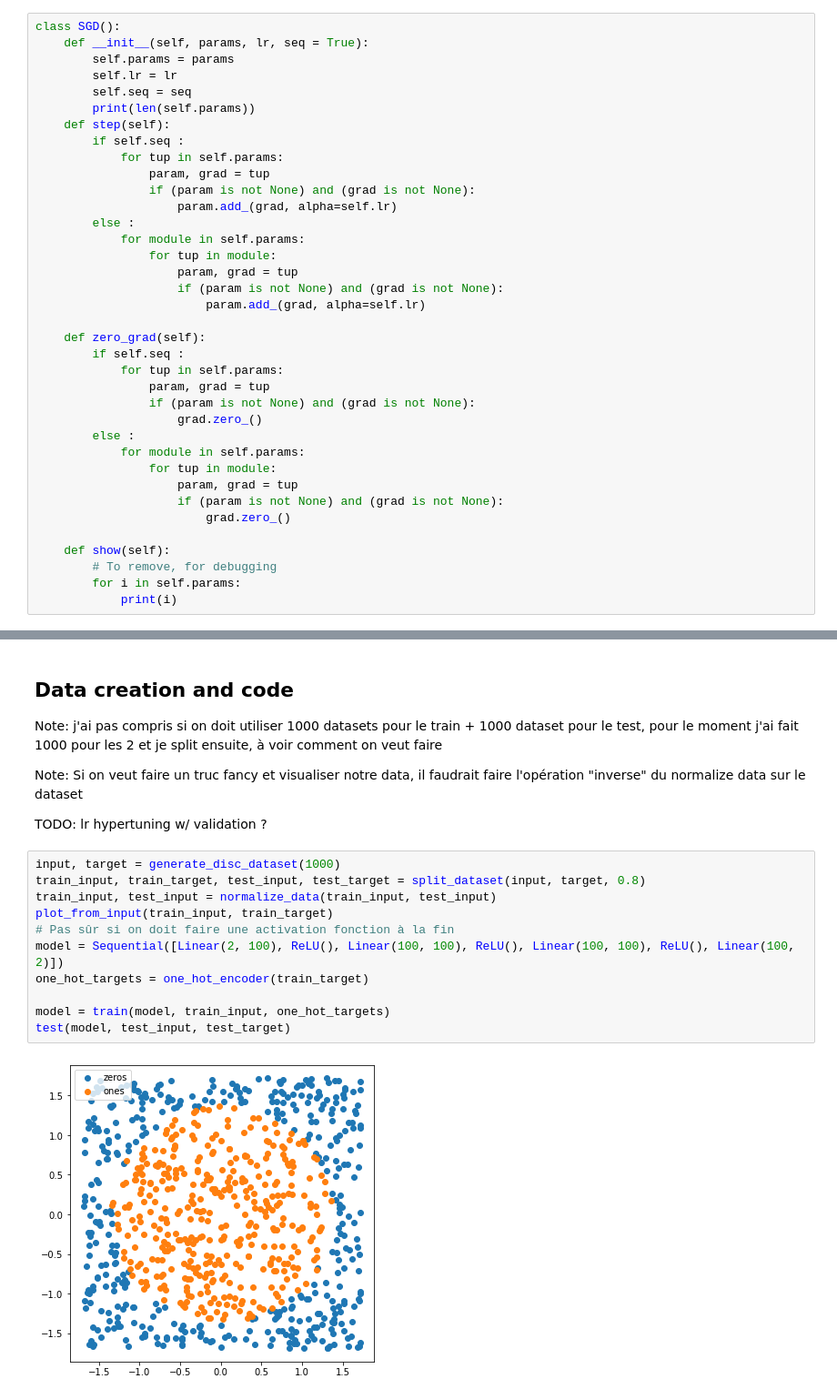
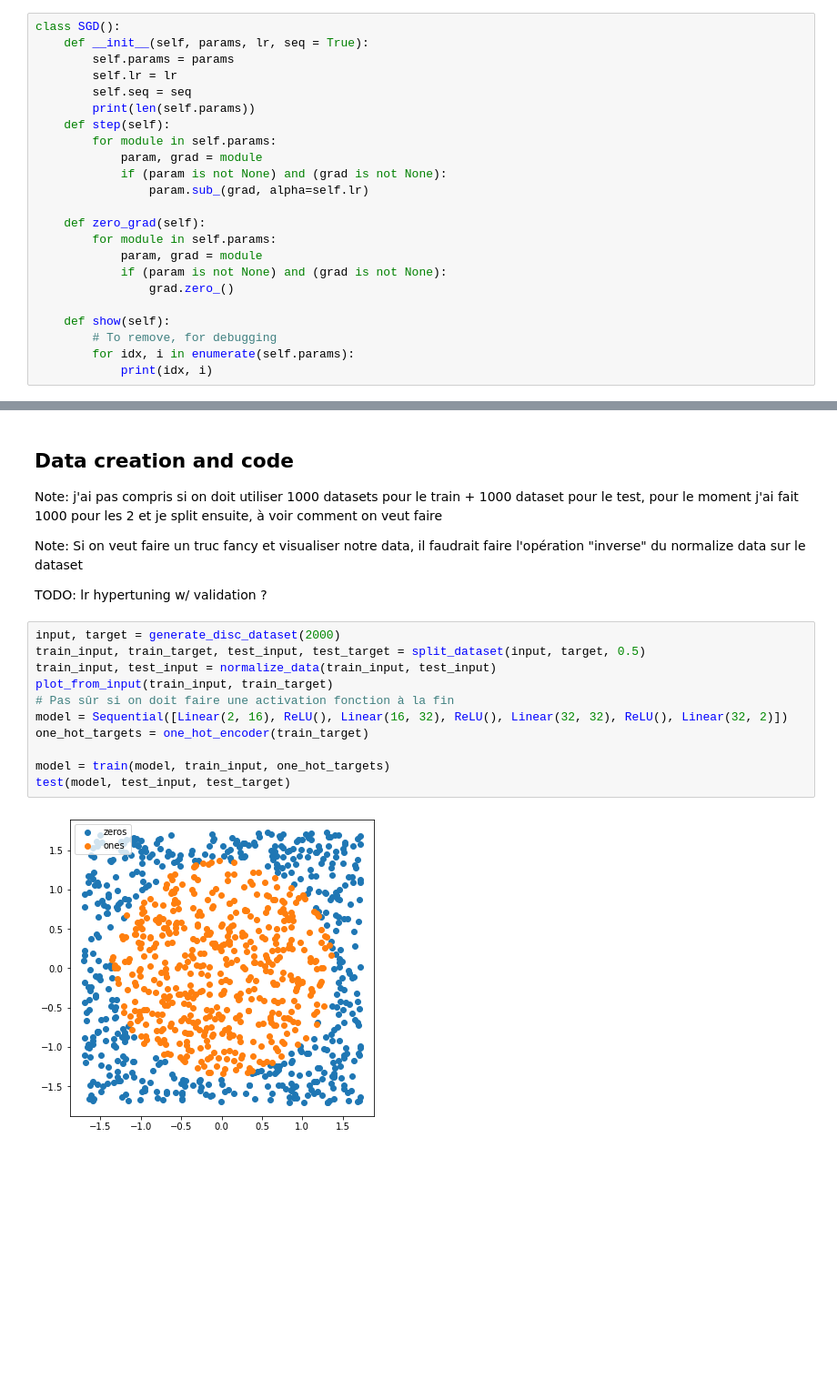
Before and after one commit to dgengler6/DeepLearningProject, a Jupyter notebook: Proj2/Project_2.ipynb, the cells around one changed output, grey strips where cells are left out. Shown: that part at 91% size. Drawn from its saved outputs; the diff is of its cells as text; blank space fills up the shorter version.

```diff
--- a/Proj2/Project_2.ipynb
+++ b/Proj2/Project_2.ipynb
@@ -329,33 +232,19 @@ class SGD():
         self.seq = seq
         print(len(self.params))
     def step(self):
-        if self.seq :
-            for tup in self.params:
-                param, grad = tup
-                if (param is not None) and (grad is not None):
-                    param.add_(grad, alpha=self.lr)
-        else :
-            for module in self.params:
-                for tup in module:
-                    param, grad = tup
-                    if (param is not None) and (grad is not None):
-                        param.add_(grad, alpha=self.lr)
+        for module in self.params:
+            param, grad = module
+            if (param is not None) and (grad is not None):
+                param.sub_(grad, alpha=self.lr)
 
     def zero_grad(self):
-        if self.seq :
-            for tup in self.params:
-                param, grad = tup
-                if (param is not None) and (grad is not None):
-                    grad.zero_()
-        else :
-            for module in self.params:
-                for tup in module:
-                    param, grad = tup
-                    if (param is not None) and (grad is not None):
-                        grad.zero_()
+        for module in self.params:
+            param, grad = module
+            if (param is not None) and (grad is not None):
+                grad.zero_()
 
     def show(self):
         # To remove, for debugging
-        for i in self.params:
-            print(i)
+        for idx, i in enumerate(self.params):
+            print(idx, i)
 # %%
@@ -579,16 +441,16 @@ Note: Si on veut faire un truc fancy et visualiser notre data, il faudrait faire
 
 TODO: lr hypertuning w/ validation ?
 # %%
-input, target = generate_disc_dataset(1000)
-train_input, train_target, test_input, test_target = split_dataset(input, target, 0.8)
+input, target = generate_disc_dataset(2000)
+train_input, train_target, test_input, test_target = split_dataset(input, target, 0.5)
 train_input, test_input = normalize_data(train_input, test_input)
 plot_from_input(train_input, train_target)
 # Pas sûr si on doit faire une activation fonction à la fin
-model = Sequential([Linear(2, 100), ReLU(), Linear(100, 100), ReLU(), Linear(100, 100), ReLU(), Linear(100, 2)])
+model = Sequential([Linear(2, 16), ReLU(), Linear(16, 32), ReLU(), Linear(32, 32), ReLU(), Linear(32, 2)])
 one_hot_targets = one_hot_encoder(train_target)
 
 model = train(model, train_input, one_hot_targets)
 test(model, test_input, test_target)
 # %% [output]
-[figure, old version]
+[figure, new version]
 8
```
Also changed, not shown: parts of 18 cells of this notebook, 2 other files.
